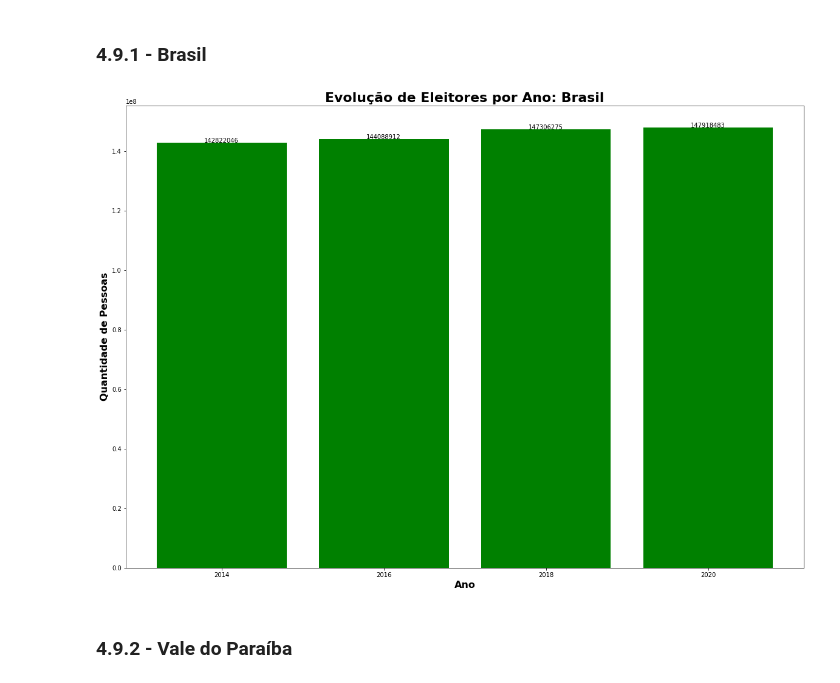
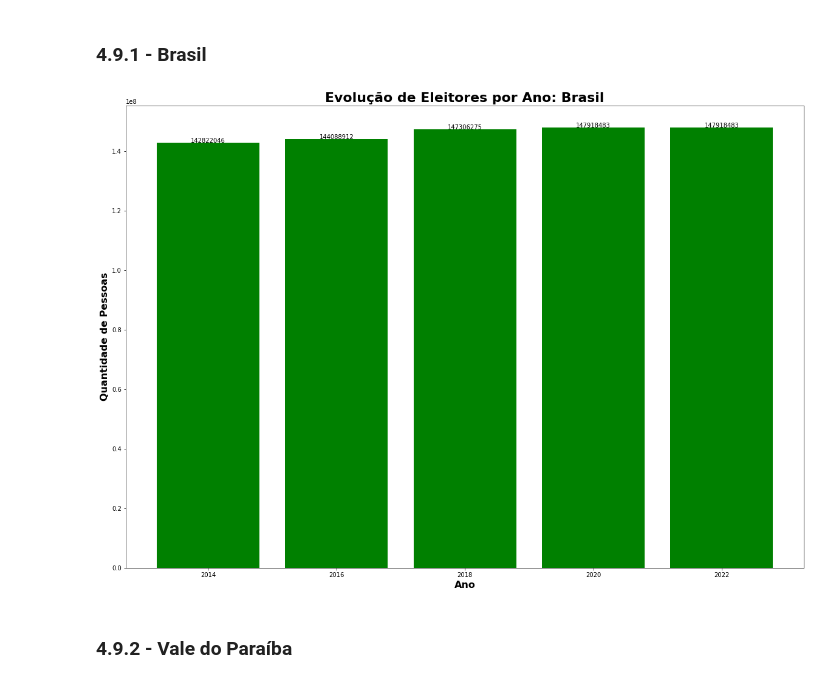
Before and after one commit to aerosdan/data-analysis, a Jupyter notebook: analise_dados_eleitorais.ipynb, the cells around one changed output. Cells and saved outputs as stored; diff of their text form; code cells hidden in the pictures.

```diff
--- a/analise_dados_eleitorais.ipynb
+++ b/analise_dados_eleitorais.ipynb
@@ -328,10 +328,22 @@ df_eleitorado_2014 = build_df('eleitorado_municipio_2014.csv',col_eleitorado)
 df_eleitorado_2016 = build_df('eleitorado_municipio_2016.csv',col_eleitorado)
 df_eleitorado_2018 = build_df('eleitorado_municipio_2018.csv',col_eleitorado)
 df_eleitorado_2020 = build_df('eleitorado_municipio_2020.csv',col_eleitorado)
-df_candidatos = build_df(f'consulta_cand_{eleicao_ano}_BRASIL.csv', col_candidatos) if eleicao_ano == 2018 else build_df(f'consulta_cand_{eleicao_ano}_SP.csv', col_candidatos)
+# preparando a analise para eleições futuras
+if eleicao_ano >= 2022:
+    df_eleitorado_2022 = build_df('eleitorado_municipio_2022.csv',col_eleitorado)
+if eleicao_ano >= 2024:
+    df_eleitorado_2024 = build_df('eleitorado_municipio_2024.csv',col_eleitorado)
 df_perfil_eleitorado = build_df(f'perfil_eleitorado_{eleicao_ano}.csv', col_perfil_eleitorado)
 df_abstencao = build_df(f'perfil_comparecimento_abstencao_{eleicao_ano}.csv', col_abstencao)
-df_despesas = build_df('despesas_contratadas_candidatos_2020_SP.csv', col_despesas) if eleicao_ano == 2020 else build_df('despesas_contratadas_candidatos_2018_SP.csv', col_despesas)
+
+
+if eleicao_ano in anos_eleicoes_federal:
+    df_candidatos = build_df(f'consulta_cand_{eleicao_ano}_BRASIL.csv', col_candidatos)
+    df_despesas = build_df(f'despesas_contratadas_candidatos_{eleicao_ano}_BR.csv', col_despesas)
+else:
+    df_candidatos = build_df(f'consulta_cand_{eleicao_ano}_SP.csv', col_candidatos)
+    df_despesas = build_df(f'despesas_contratadas_candidatos_{eleicao_ano}_SP.csv', col_despesas)
+
 print('dfs carregados com sucesso!')
 # %% [output]
 dfs carregados com sucesso!
@@ -803,23 +904,39 @@ eleitores_2014 = df_eleitorado_2014.QTD_ELEITORES.sum()
 eleitores_2016 = df_eleitorado_2016.QTD_ELEITORES.sum()
 eleitores_2018 = df_eleitorado_2018.QTD_ELEITORES.sum()
 eleitores_2020 = df_eleitorado_2020.QTD_ELEITORES.sum()
+# preparando a analise para eleições futuras
+if eleicao_ano >= 2022:
+    eleitores_2022 = df_eleitorado_2022.QTD_ELEITORES.sum()
+if eleicao_ano >= 2024:
+    eleitores_2024 = df_eleitorado_2024.QTD_ELEITORES.sum()
 # %%
-# bar option
 plt.figure(figsize=(20,14))
+
 x = ['2014','2016','2018','2020']
+# preparando a analise para eleições futuras
+if eleicao_ano >= 2022:
+    x.append('2022')
+if eleicao_ano >= 2024:
+    x.append('2024')
+
 y = [eleitores_2014, eleitores_2016, eleitores_2018, eleitores_2020]
+# preparando a analise para eleições futuras
+if eleicao_ano >= 2022:
+    y.append(eleitores_2022)
+if eleicao_ano >= 2024:
+    y.append(eleitores_2024)
 
 plt.bar(x,y,color='g')
 
 add_labels(x, y)
 plt.title(f'Evolução de Eleitores por Ano: Brasil',fontdict=title_font)
 
 plt.xlabel('Ano',fontdict=label_font)
 plt.ylabel('Quantidade de Pessoas',fontdict=label_font)
 
 plt.show()
 # %% [output]
-[figure, old version]
+[figure, new version]
 # %% [markdown]
 ### 4.9.2 - Vale do Paraíba
 # %%
```
Also changed, not shown: parts of 23 cells of this notebook.
